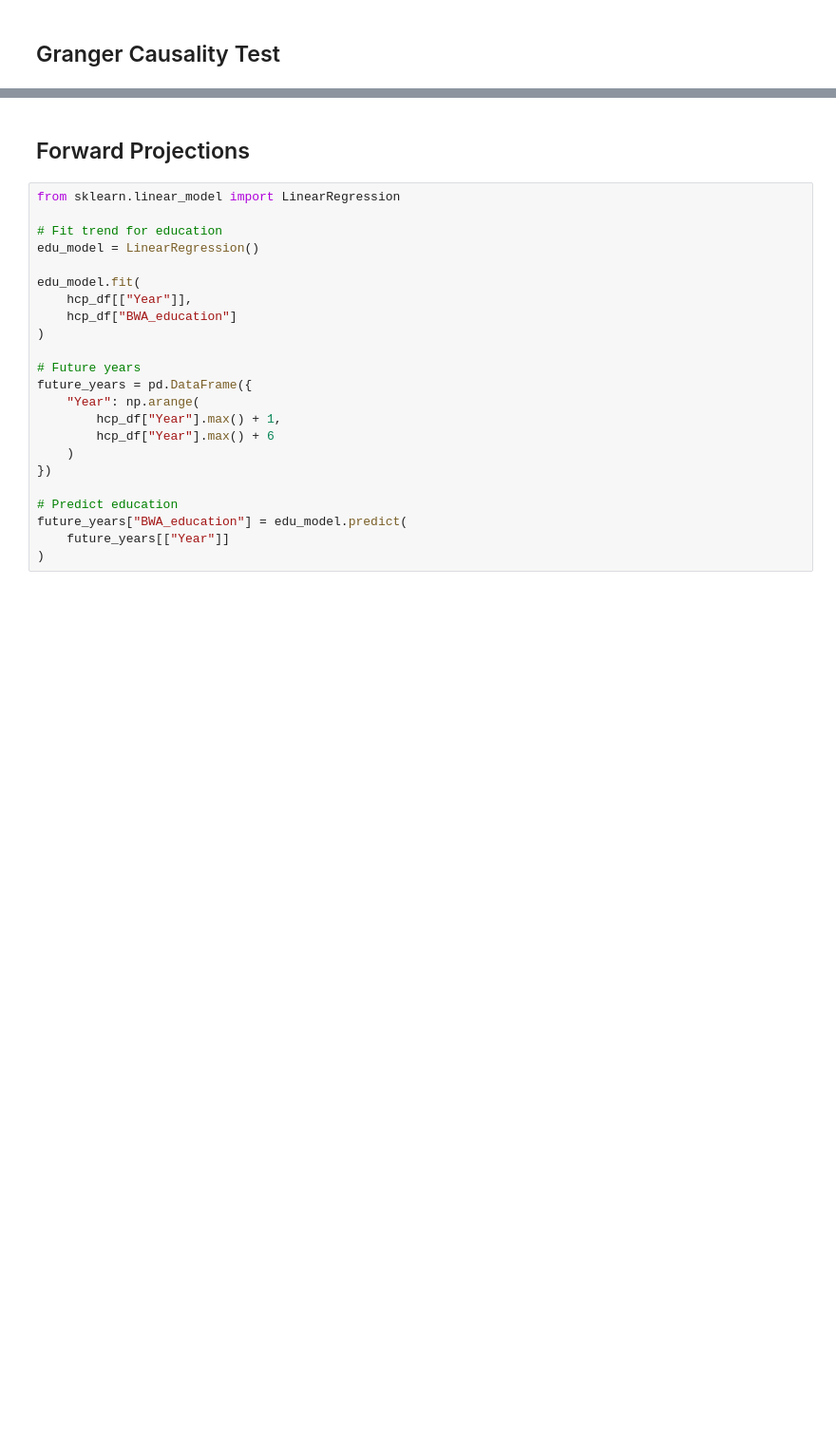
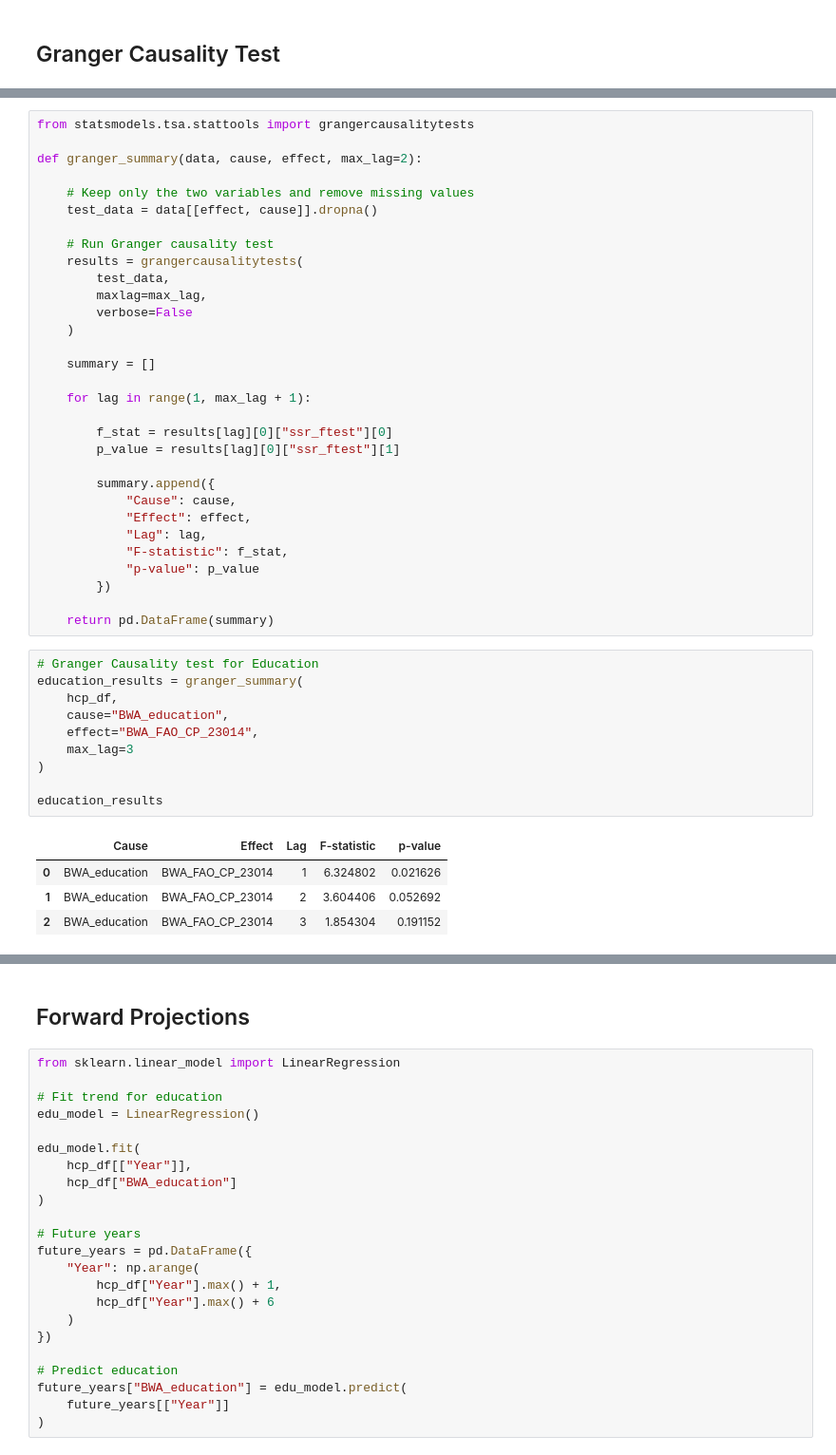
Before and after one commit to GorataB/Hackathon_PolyglotPioneers, a Jupyter notebook: HumanCapitalProject.ipynb, the cells around one changed output, grey strips where cells are left out. Shown at 95% size. Saved outputs shown, nothing was run; the diff lists cells and outputs as text; blank space fills up the shorter version.

```diff
--- a/HumanCapitalProject.ipynb
+++ b/HumanCapitalProject.ipynb
@@ -176,0 +128,46 @@ Performing Granger Causality Tests (maxlags=3):
+# %%
+from statsmodels.tsa.stattools import grangercausalitytests
+
+def granger_summary(data, cause, effect, max_lag=2):
+
+    # Keep only the two variables and remove missing values
+    test_data = data[[effect, cause]].dropna()
+
+    # Run Granger causality test
+    results = grangercausalitytests(
+        test_data,
+        maxlag=max_lag,
+        verbose=False
+    )
+
+    summary = []
+
+    for lag in range(1, max_lag + 1):
+
+        f_stat = results[lag][0]["ssr_ftest"][0]
+        p_value = results[lag][0]["ssr_ftest"][1]
+
+        summary.append({
+            "Cause": cause,
+            "Effect": effect,
+            "Lag": lag,
+            "F-statistic": f_stat,
+            "p-value": p_value
+        })
+
+    return pd.DataFrame(summary)
+# %%
+# Granger Causality test for Education
+education_results = granger_summary(
+    hcp_df,
+    cause="BWA_education",
+    effect="BWA_FAO_CP_23014",
+    max_lag=3
+)
+
+education_results
+# %% [output]
+|  | Cause | Effect | Lag | F-statistic | p-value |
+| 0 | BWA_education | BWA_FAO_CP_23014 | 1 | 6.324802 | 0.021626 |
+| 1 | BWA_education | BWA_FAO_CP_23014 | 2 | 3.604406 | 0.052692 |
+| 2 | BWA_education | BWA_FAO_CP_23014 | 3 | 1.854304 | 0.191152 |
```
Also changed, not shown: parts of 6 cells of this notebook, 1 other file.
